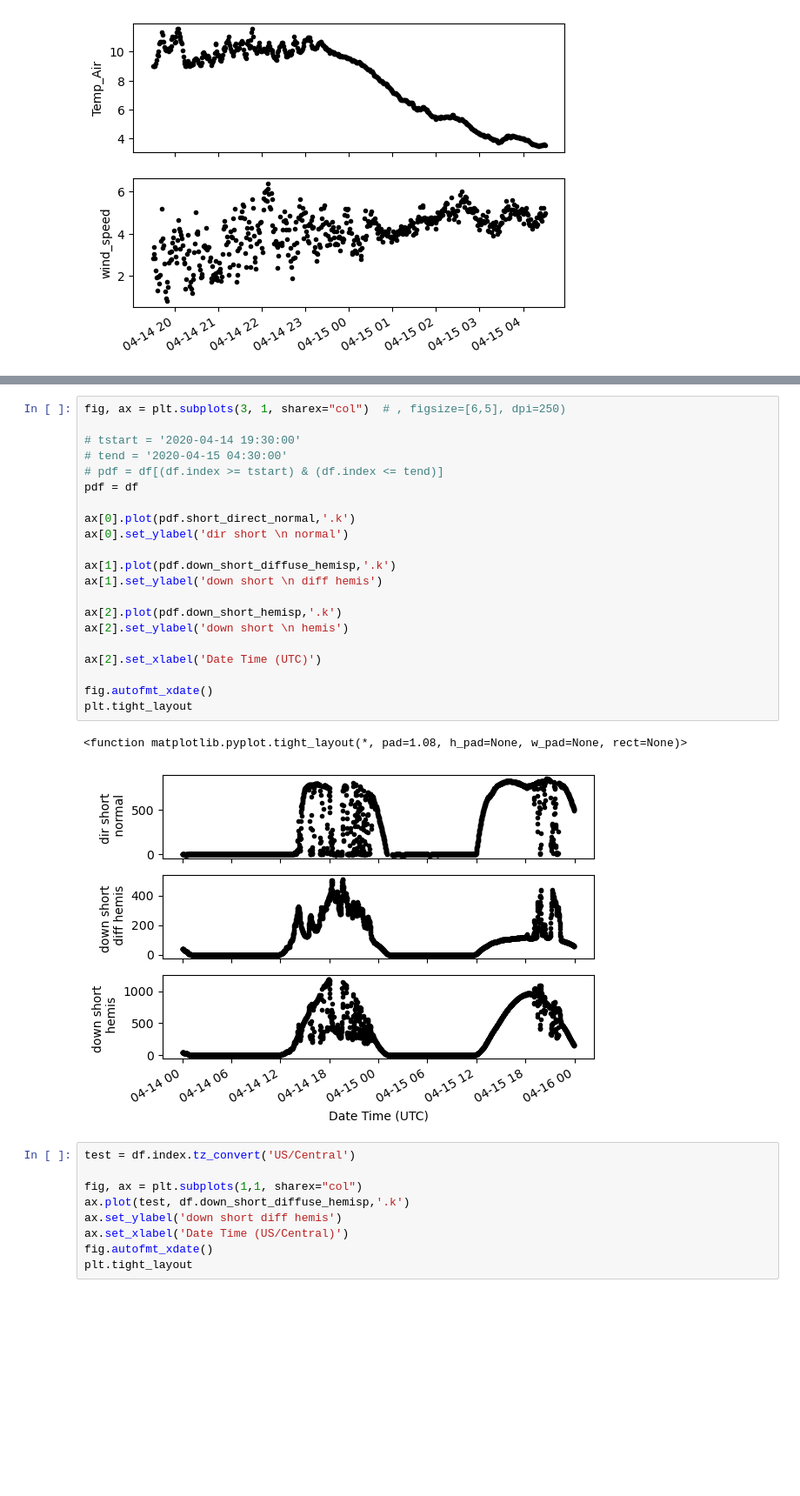
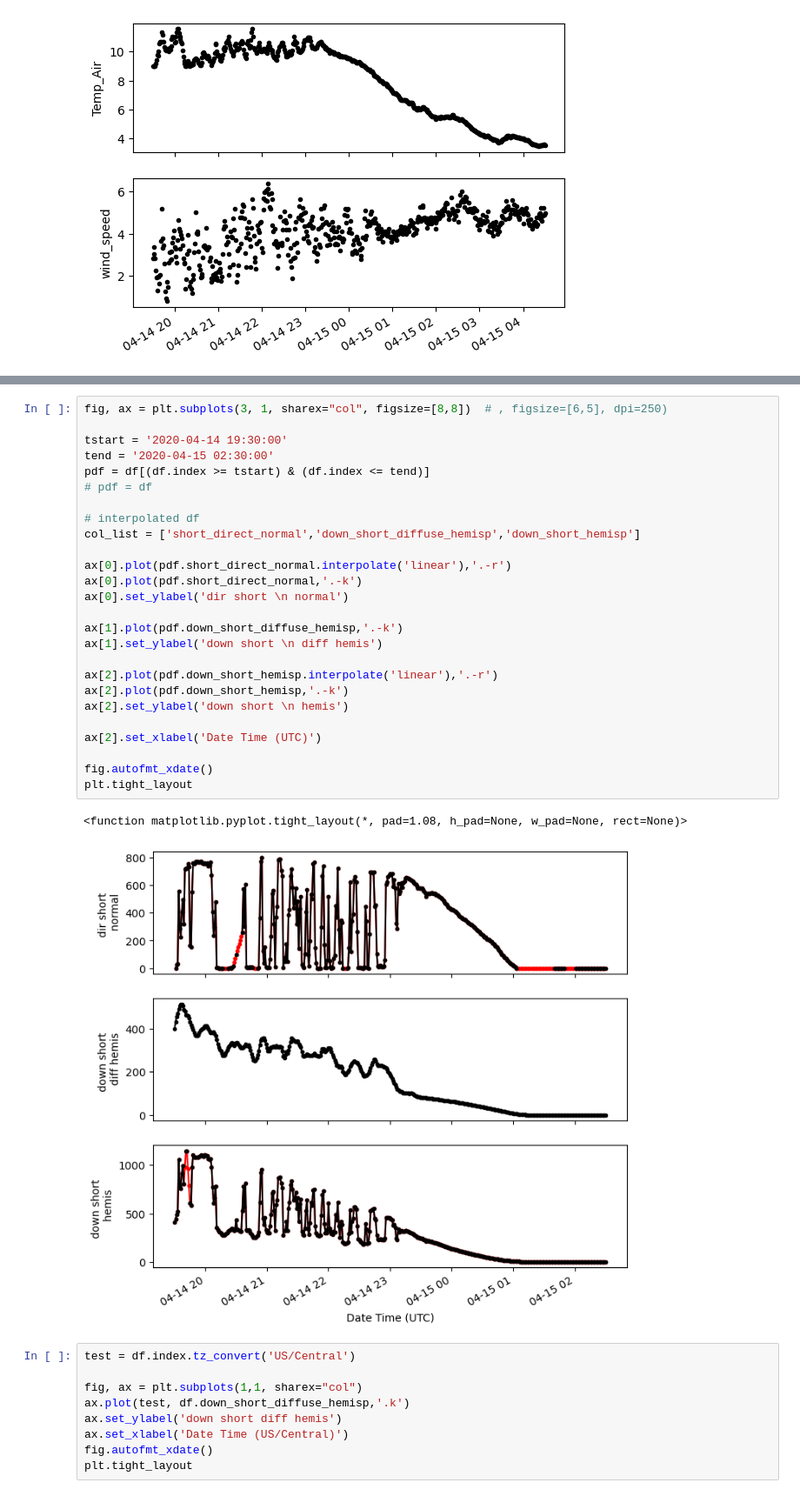
Before and after one commit to NREL/hercules, a Jupyter notebook: example_case_folders/07_floris_standin_and_solar_pysam/read_solar_precursor_data.ipynb, the cells around one changed output, grey strips where cells are left out. Shown: that part at 87% size. Saved outputs shown, nothing was run; the diff lists cells and outputs as text; blank space fills up the shorter version.

```diff
--- a/example_case_folders/07_floris_standin_and_solar_pysam/read_solar_precursor_data.ipynb
+++ b/example_case_folders/07_floris_standin_and_solar_pysam/read_solar_precursor_data.ipynb
@@ -114,27 +122,32 @@ plt.tight_layout
 # %%
-fig, ax = plt.subplots(3, 1, sharex="col")  # , figsize=[6,5], dpi=250)
+fig, ax = plt.subplots(3, 1, sharex="col", figsize=[8,8])  # , figsize=[6,5], dpi=250)
 
-# tstart = '2020-04-14 19:30:00'
-# tend = '2020-04-15 04:30:00'
-# pdf = df[(df.index >= tstart) & (df.index <= tend)]
-pdf = df
+tstart = '2020-04-14 19:30:00'
+tend = '2020-04-15 02:30:00'
+pdf = df[(df.index >= tstart) & (df.index <= tend)]
+# pdf = df
 
-ax[0].plot(pdf.short_direct_normal,'.k')
+# interpolated df
+col_list = ['short_direct_normal','down_short_diffuse_hemisp','down_short_hemisp']
+
+ax[0].plot(pdf.short_direct_normal.interpolate('linear'),'.-r')
+ax[0].plot(pdf.short_direct_normal,'.-k')
 ax[0].set_ylabel('dir short \n normal')
 
-ax[1].plot(pdf.down_short_diffuse_hemisp,'.k')
+ax[1].plot(pdf.down_short_diffuse_hemisp,'.-k')
 ax[1].set_ylabel('down short \n diff hemis')
 
-ax[2].plot(pdf.down_short_hemisp,'.k')
+ax[2].plot(pdf.down_short_hemisp.interpolate('linear'),'.-r')
+ax[2].plot(pdf.down_short_hemisp,'.-k')
 ax[2].set_ylabel('down short \n hemis')
 
 ax[2].set_xlabel('Date Time (UTC)')
 
 fig.autofmt_xdate()
 plt.tight_layout
 # %% [output]
 <function matplotlib.pyplot.tight_layout(*, pad=1.08, h_pad=None, w_pad=None, rect=None)>
-[figure, old version]
+[figure, new version]
 # %%
 test = df.index.tz_convert('US/Central')
 
```
Also changed, not shown: parts of 4 cells of this notebook, 2 other files.
